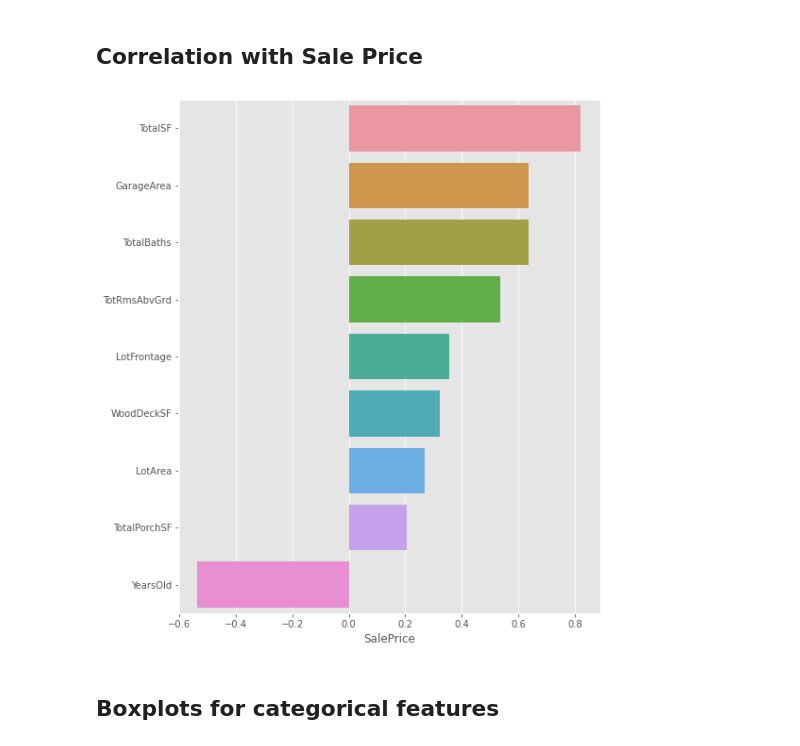
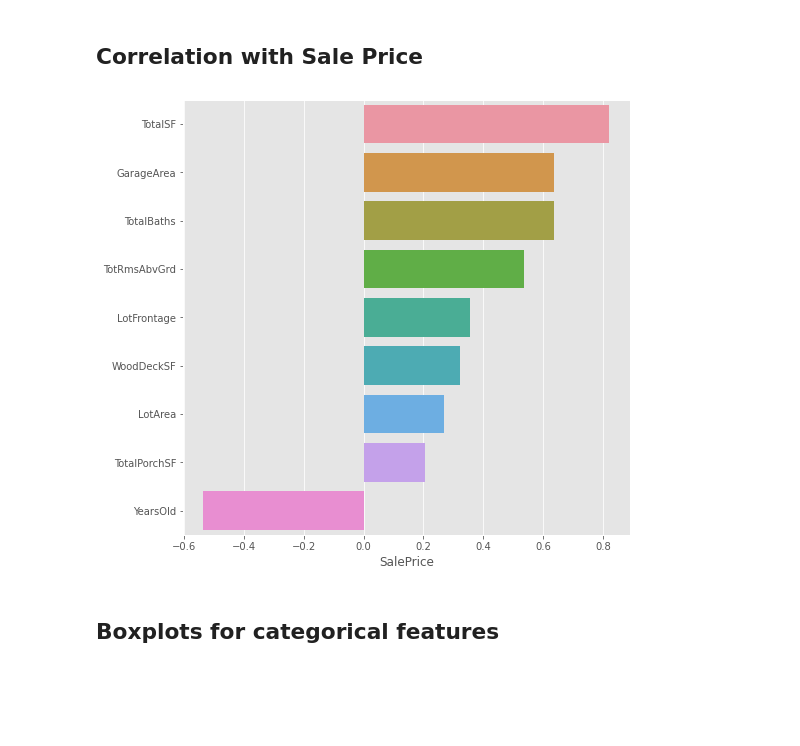
Before and after one commit to JoeyLukes/AmesHousingIA650, a Jupyter notebook: Final Draft/mva.ipynb, the cells around one changed output. Saved outputs shown, nothing was run; the diff lists cells and outputs as text; code cells hidden in the pictures; blank space fills up the shorter version.

```diff
--- a/Final Draft/mva.ipynb
+++ b/Final Draft/mva.ipynb
@@ -179,11 +179,11 @@ plt.show()
 ## Correlation with Sale Price
 # %%
 corr = corr.sort_values('SalePrice', ascending=False)
-plt.figure(figsize=(8,10))
+plt.figure(figsize=(8,8))
 sns.barplot( corr.SalePrice[1:], corr.index[1:], orient='h')
 plt.show()
 # %% [output]
-[figure, old version]
+[figure, new version]
 # %% [markdown]
 ## Boxplots for categorical features
 # %%
```
Also changed, not shown: parts of 1 cell of this notebook, 12 other files.
